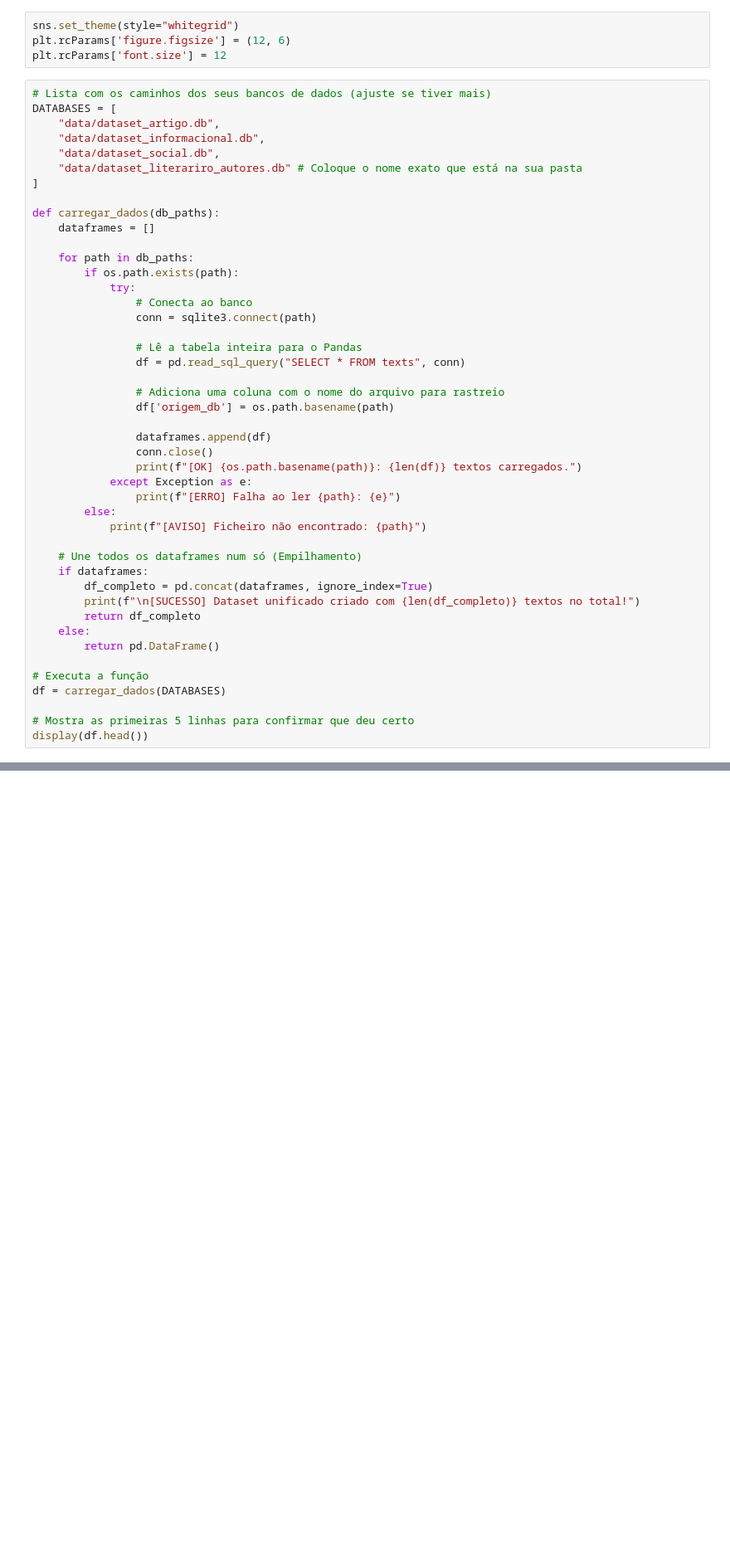
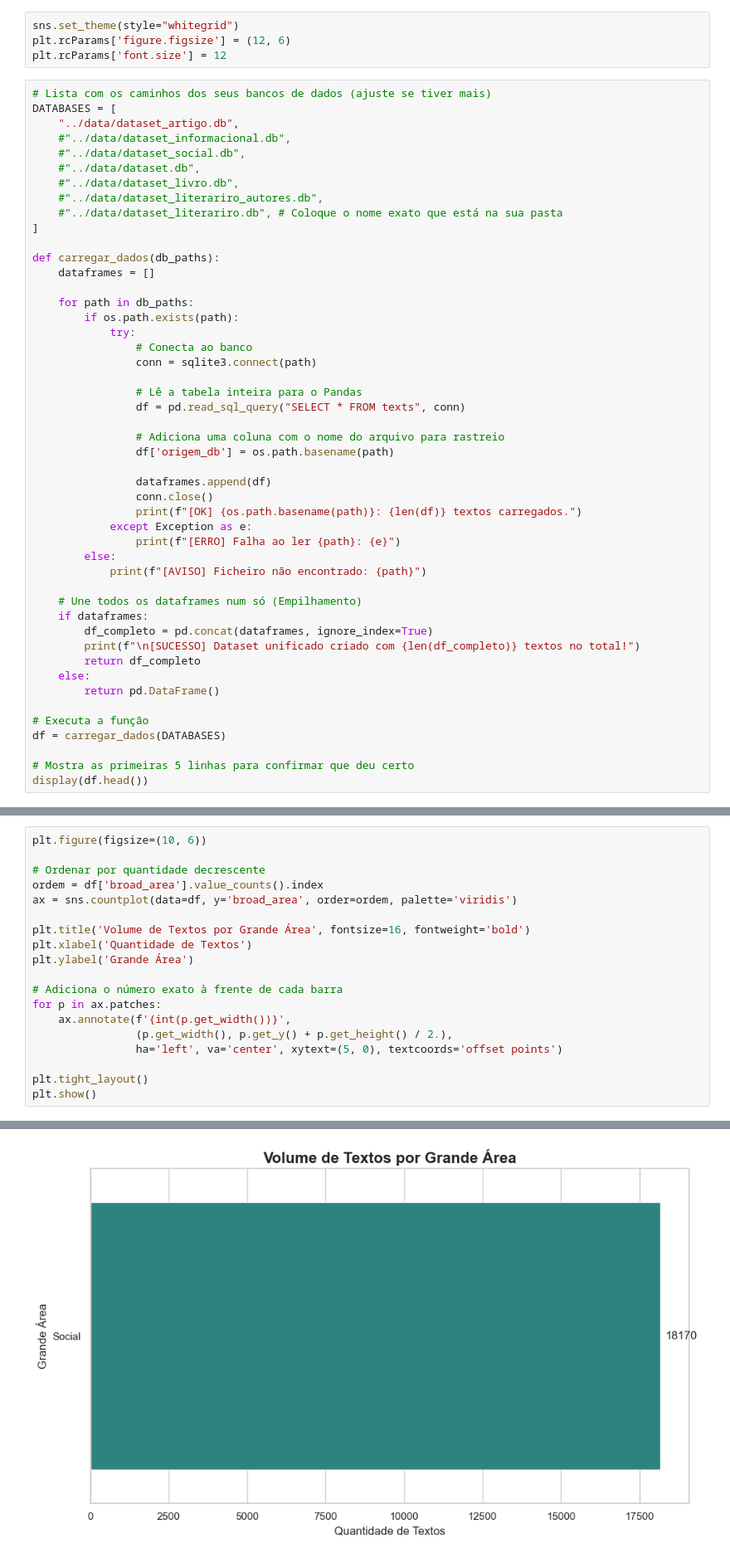
Before and after one commit to VLROCK/scrapping, a Jupyter notebook: notebooks/datasets.ipynb, the cells around one changed output, grey strips where cells are left out. Shown at 83% size. Saved outputs shown, nothing was run; the diff lists cells and outputs as text; blank space fills up the shorter version.

```diff
--- a/notebooks/datasets.ipynb
+++ b/notebooks/datasets.ipynb
@@ -11,10 +11,13 @@ plt.rcParams['font.size'] = 12
 # %%
 # Lista com os caminhos dos seus bancos de dados (ajuste se tiver mais)
 DATABASES = [
-    "data/dataset_artigo.db",
-    "data/dataset_informacional.db",
-    "data/dataset_social.db",
-    "data/dataset_literariro_autores.db" # Coloque o nome exato que está na sua pasta
+    "../data/dataset_artigo.db",
+    #"../data/dataset_informacional.db",
+    #"../data/dataset_social.db",
+    #"../data/dataset.db",
+    #"../data/dataset_livro.db",
+    #"../data/dataset_literariro_autores.db",
+    #"../data/dataset_literariro.db", # Coloque o nome exato que está na sua pasta
 ]
 
 def carregar_dados(db_paths):
@@ -55,0 +69,20 @@ display(df.head())
+# %%
+plt.figure(figsize=(10, 6))
+
+# Ordenar por quantidade decrescente
+ordem = df['broad_area'].value_counts().index
+ax = sns.countplot(data=df, y='broad_area', order=ordem, palette='viridis')
+
+plt.title('Volume de Textos por Grande Área', fontsize=16, fontweight='bold')
+plt.xlabel('Quantidade de Textos')
+plt.ylabel('Grande Área')
+
+# Adiciona o número exato à frente de cada barra
+for p in ax.patches:
+    ax.annotate(f'{int(p.get_width())}',
+                (p.get_width(), p.get_y() + p.get_height() / 2.),
+                ha='left', va='center', xytext=(5, 0), textcoords='offset points')
+
+plt.tight_layout()
+plt.show()
+# %% [output]
@@ -55,0 +92 @@ display(df.head())
+[figure, added]
```
Also changed, not shown: parts of 4 cells of this notebook, 23 other files.
